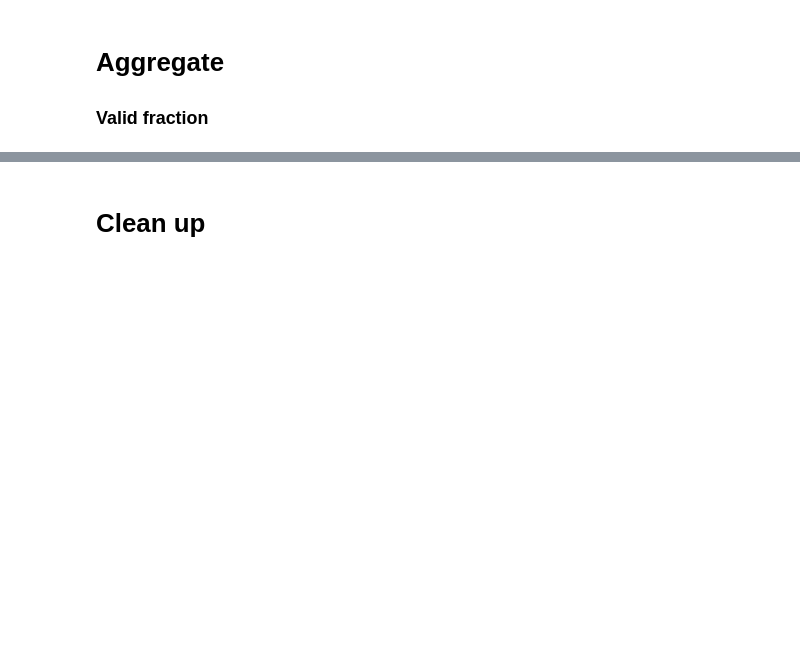
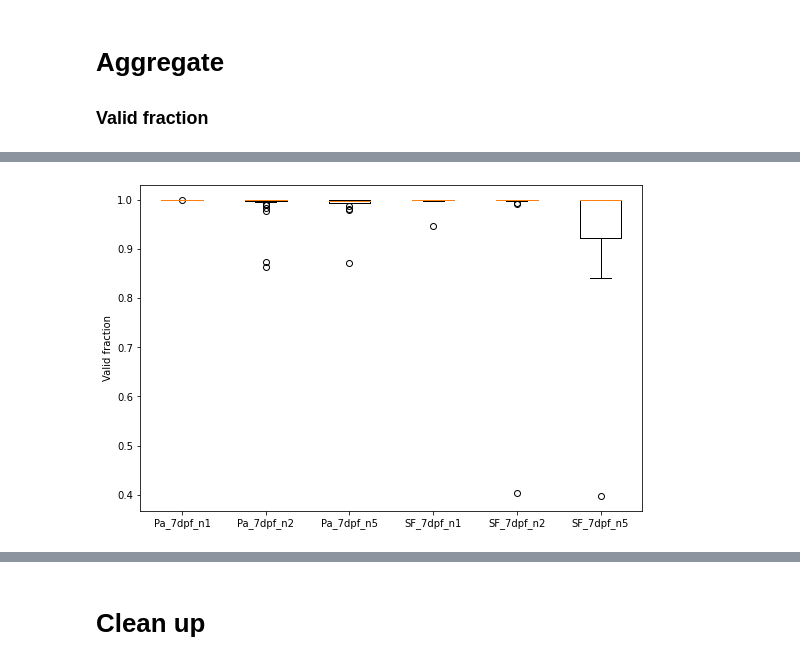
Before and after one commit to yffily/trilab-tracker, a Jupyter notebook: analyze.ipynb, the cells around one changed output, grey strips where cells are left out. Saved outputs shown, nothing was run; the diff lists cells and outputs as text; code cells hidden in the pictures; blank space fills up the shorter version.

```diff
--- a/analyze.ipynb
+++ b/analyze.ipynb
@@ -414,0 +423,9 @@ for k,valid_fractions in grouped_valid_fractions.items():
+# %%
+''' Boxplot of the fraction of valid frames for each type of trial. '''
+
+vf_summary = { f'{k[0]}_{k[1]}dpf_n{k[2]}':vf['final'] for k,vf in grouped_valid_fractions.items() }
+plt.boxplot(vf_summary.values(),labels=vf_summary.keys())
+plt.ylabel('Valid fraction')
+plt.show()
+# %% [output]
+[figure, added]
```
Also changed, not shown: parts of 15 cells of this notebook, 7 other files.
